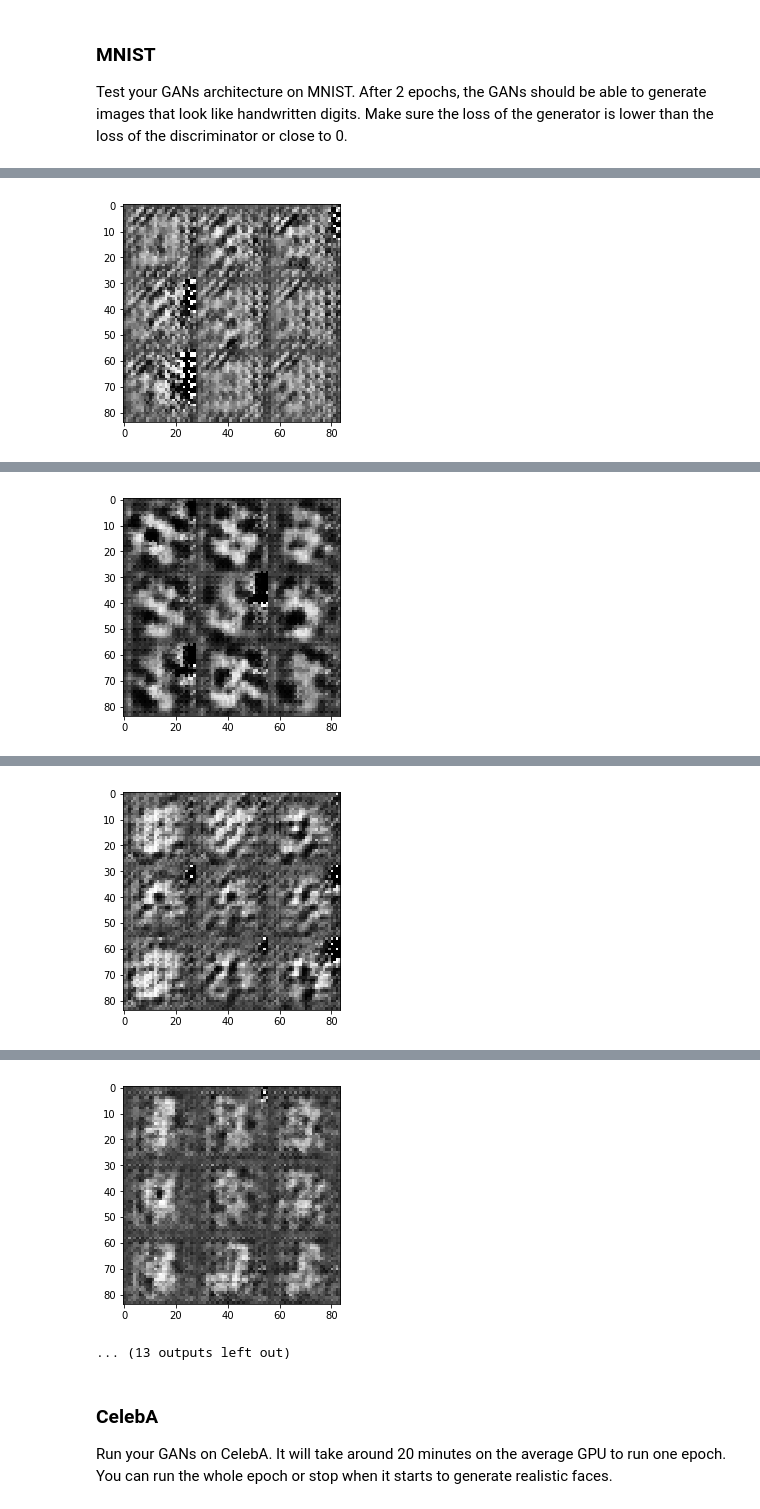
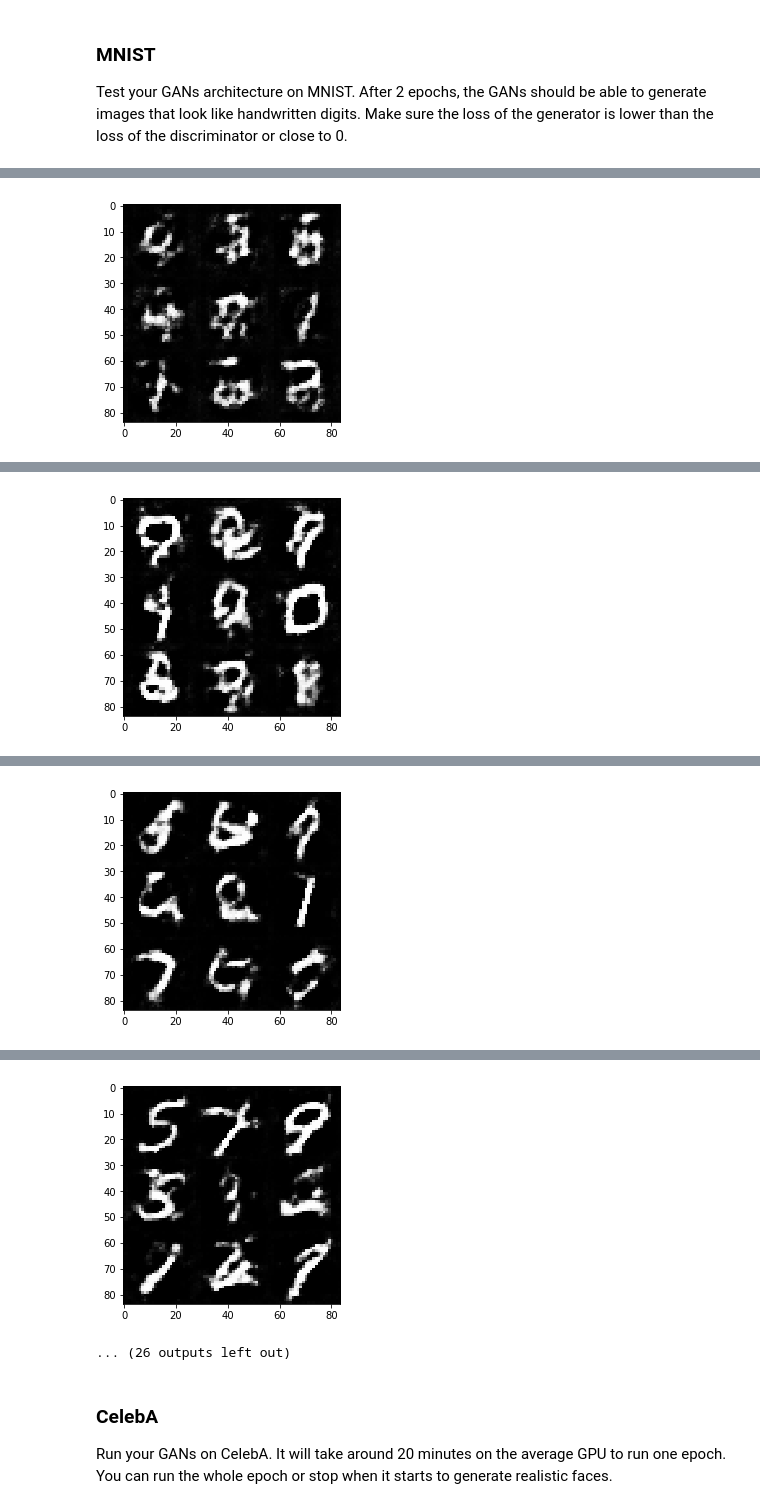
Before and after one commit to nonlining/DeepLearningFoundation, a Jupyter notebook: 5_Project_Face_Generation/dlnd_face_generation.ipynb, the cells around one changed output, grey strips where cells are left out. Drawn from its saved outputs; the diff is of its cells as text; code cells hidden in the pictures.

```diff
--- a/5_Project_Face_Generation/dlnd_face_generation.ipynb
+++ b/5_Project_Face_Generation/dlnd_face_generation.ipynb
@@ -348,8 +348,9 @@ def train(epoch_count, batch_size, z_dim, learning_rate, beta1, get_batches, dat
 
                 batch_z = np.random.uniform(-1, 1, size=(batch_size, z_dim))
 
-                _ = sess.run(d_opt, feed_dict={input_real: batch_images, input_z: batch_z})
+                _ = sess.run(d_opt, feed_dict={input_real: batch_images*2, input_z: batch_z})
                 _ = sess.run(g_opt, feed_dict={input_z: batch_z})
+                _ = sess.run(g_opt, feed_dict={input_z: batch_z}) # repat the ues of generator
 
                 if steps % 10 == 0:
 
@@ -370,9 +371,9 @@ def train(epoch_count, batch_size, z_dim, learning_rate, beta1, get_batches, dat
 ### MNIST
 Test your GANs architecture on MNIST.  After 2 epochs, the GANs should be able to generate images that look like handwritten digits.  Make sure the loss of the generator is lower than the loss of the discriminator or close to 0.
 # %%
-batch_size = 100
+batch_size = 64
 z_dim = 100
-learning_rate = 0.004
+learning_rate = 0.0002
 beta1 = 0.3
 
 
@@ -421 +422 @@ Epoch 1/2... Discriminator Loss: 0.0613... Generator Loss: 5.1659
-[figure, old version]
+[figure, new version]
@@ -432 +433 @@ Epoch 1/2... Discriminator Loss: 0.5660... Generator Loss: 3.7025
-[figure, old version]
+[figure, new version]
@@ -443 +444 @@ Epoch 1/2... Discriminator Loss: 1.1461... Generator Loss: 8.8857
-[figure, old version]
+[figure, new version]
@@ -454,5 +455,5 @@ Epoch 1/2... Discriminator Loss: 0.0676... Generator Loss: 3.7359
-[figure, old version]
+[figure, new version]
-... (13 outputs left out)
+... (26 outputs left out)
 # %% [markdown]
 ### CelebA
 Run your GANs on CelebA.  It will take around 20 minutes on the average GPU to run one epoch.  You can run the whole epoch or stop when it starts to generate realistic faces.
```
Also changed, not shown: parts of 2 cells of this notebook, 1 other file.
